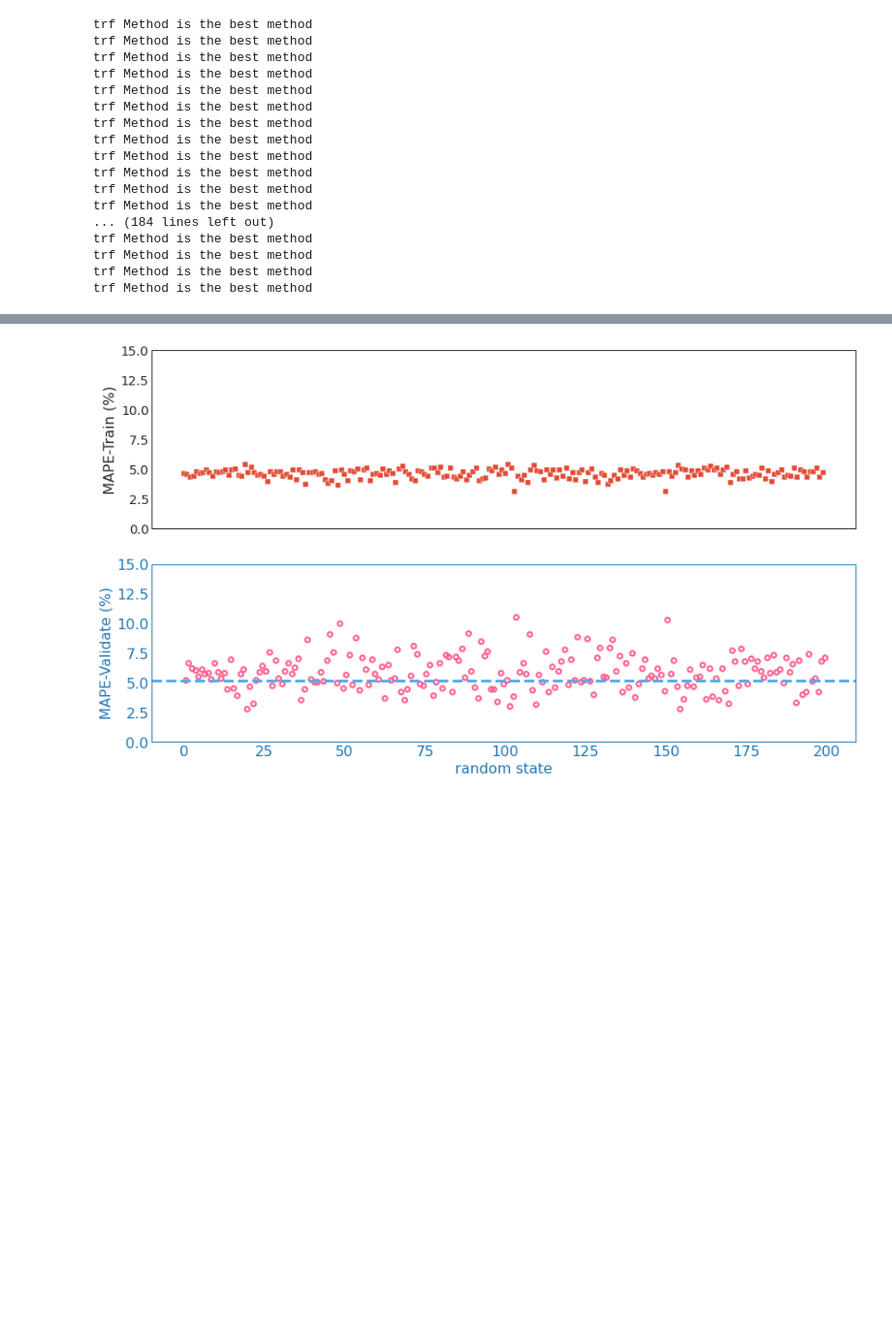
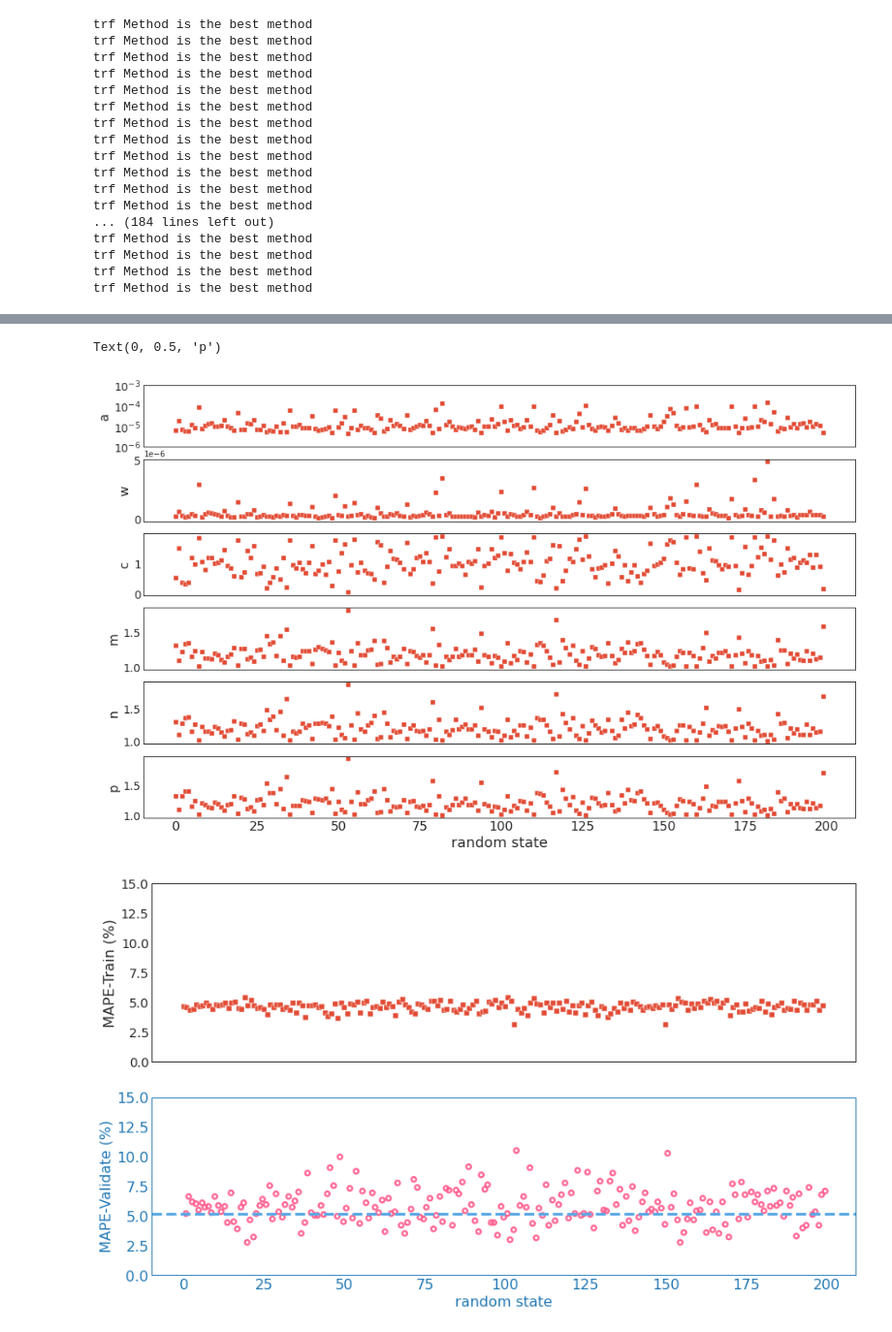
Before and after one commit to ywang1110/Modeling_Triboelectric_Performance, a Jupyter notebook: Absolute_Humidity___SEBS.ipynb, the cells around one changed output, grey strips where cells are left out. Shown at 97% size. Saved outputs shown, nothing was run; the diff lists cells and outputs as text; code cells hidden in the pictures; blank space fills up the shorter version.

```diff
--- a/Absolute_Humidity___SEBS.ipynb
+++ b/Absolute_Humidity___SEBS.ipynb
@@ -611,3 +619,45 @@ summary.describe()
+# %%
+fig, ax = plt.subplots(6,1, figsize=(16,10), sharex=True)
+
+sns.scatterplot(ax=ax[0], data=summary, x="random_state", y="a", marker = 's')
+ax[0].set_yscale('log')
+ax[0].set_yticks(np.logspace(-6, -3, 10))
+ax[0].tick_params(axis = 'y', labelsize=14)
+ax[0].set_xlabel("random state", fontsize=16)
+ax[0].set_ylabel("a", fontsize=16)
+
+sns.scatterplot(ax=ax[1], data=summary, x="random_state", y="w", marker = 's')
+ax[1].tick_params(axis = 'y', labelsize=14)
+ax[1].set_xlabel("random state", fontsize=16)
+ax[1].set_ylabel("w", fontsize=16)
+sns.scatterplot(ax=ax[2], data=summary, x="random_state", y="c", marker = 's')
+ax[2].tick_params(axis = 'x', labelsize=16)
+ax[2].tick_params(axis = 'y', labelsize=14)
+ax[2].set_xlabel("random state", fontsize=16)
+ax[2].set_ylabel("c", fontsize=16)
+
+sns.scatterplot(ax=ax[3], data=summary, x="random_state", y="m", marker = 's')
+ax[3].tick_params(axis = 'x', labelsize=16)
+ax[3].tick_params(axis = 'y', labelsize=14)
+ax[3].set_xlabel("random state", fontsize=16)
+ax[3].set_ylabel("m", fontsize=16)
+
+
+sns.scatterplot(ax=ax[4], data=summary, x="random_state", y="n", marker = 's')
+ax[4].tick_params(axis = 'x', labelsize=16)
+ax[4].tick_params(axis = 'y', labelsize=14)
+ax[4].set_xlabel("random state", fontsize=16)
+ax[4].set_ylabel("n", fontsize=16)
+
+
+sns.scatterplot(ax=ax[5], data=summary, x="random_state", y="p", marker = 's')
+ax[5].tick_params(axis = 'x', labelsize=16)
+ax[5].tick_params(axis = 'y', labelsize=14)
+ax[5].set_xlabel("random state", fontsize=18)
+ax[5].set_ylabel("p", fontsize=16)
+# %% [output]
+Text(0, 0.5, 'p')
+[figure, added]
 # %%
 summary.to_csv('200RandomState_SEBS.csv')
 # %%
```
Also changed, not shown: parts of 6 cells of this notebook.
